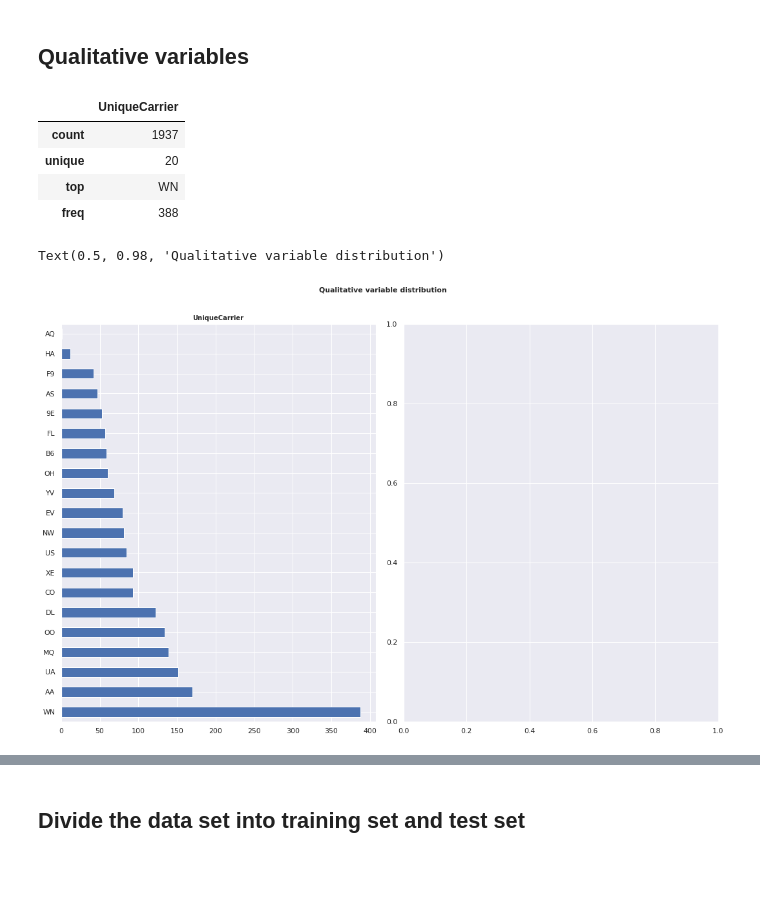
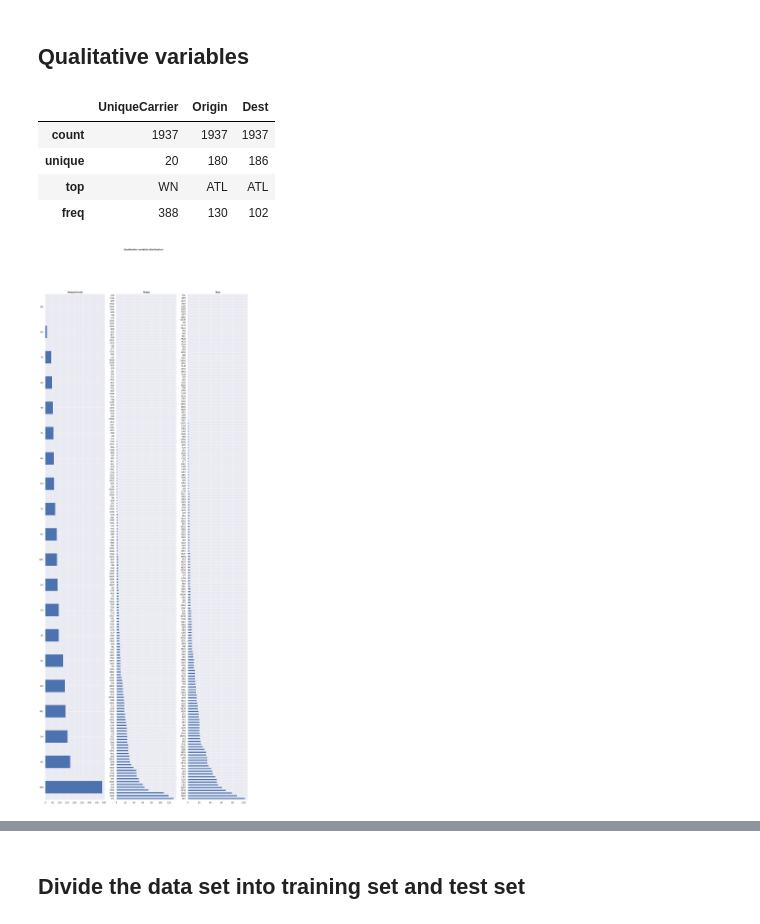
Before and after one commit to jesussantana/Supervised-Classification, a Jupyter notebook: notebooks/S13_T01_Supervised_Classification.ipynb, the cells around one changed output, grey strips where cells are left out. Cells and saved outputs as stored; diff of their text form; code cells hidden in the pictures; blank space fills up the shorter version.

```diff
--- a/notebooks/S13_T01_Supervised_Classification.ipynb
+++ b/notebooks/S13_T01_Supervised_Classification.ipynb
@@ -179,7 +197,5 @@ df.head()
 # %%
 df = df_raw.drop(labels='Unnamed: 0', axis=1)
-# %%
-df = df_raw.loc[:,["ArrDelay","ArrTime", "Distance", "TaxiIn", "TaxiOut", "DayOfWeek", "DepDelay","CarrierDelay", 'UniqueCarrier']]
 # %%
 df.info()
 # %% [output]
@@ -201,0 +249,2 @@ memory usage: 133.0+ MB
+# %%
+df.drop(axis=1,columns=['Year','Cancelled','CancellationCode','TailNum','FlightNum'], inplace=True)
@@ -286,10 +359,10 @@ df.select_dtypes(include=['float64', 'int']).describe()
 # ==============================================================================
 # Adjust number of subplots based on the number of columns
 
-fig, axes = plt.subplots(nrows=3, ncols=3, figsize=(15, 10))
+fig, axes = plt.subplots(nrows=5, ncols=4, figsize=(15, 10))
 axes = axes.flat
 columnas_numeric = df.select_dtypes(include=['float64', 'int']).columns
-columnas_numeric = columnas_numeric.drop('ArrTime')
+columnas_numeric = columnas_numeric.drop('ArrDelay')
 
 for i, colum in enumerate(columnas_numeric):
     sns.histplot(
@@ -302,12 +375,13 @@ for i, colum in enumerate(columnas_numeric):
         alpha   = 0.3,
         ax      = axes[i]
     )
-    axes[i].set_title(colum, fontsize = 7, fontweight = "bold")
-    axes[i].tick_params(labelsize = 6)
+    axes[i].set_title(colum, fontsize = 8, fontweight = "bold")
+    axes[i].tick_params(labelsize = 8)
     axes[i].set_xlabel("")
 
 
 fig.tight_layout()
 plt.subplots_adjust(top = 0.9)
 fig.suptitle('Distribution Numerical Variable', fontsize = 10, fontweight = "bold")
+plt.savefig("../reports/figures/Distribution_Numerical_Variable.png")
 # %% [output]
@@ -317,36 +390,37 @@ Text(0.5, 0.98, 'Distribution Numerical Variable')
 # Distribution graph for each numerical variable
 # ==============================================================================
 # Adjust number of subplots based on the number of columns
-fig, axes = plt.subplots(nrows=3, ncols=3, figsize=(15, 10))
+fig, axes = plt.subplots(nrows=5, ncols=4, figsize=(15, 10))
 axes = axes.flat
 columnas_numeric = df.select_dtypes(include=['float64', 'int']).columns
-columnas_numeric = columnas_numeric.drop('ArrTime')
+columnas_numeric = columnas_numeric.drop('ArrDelay')
 
 for i, colum in enumerate(columnas_numeric):
     sns.regplot(
         x           = df[colum],
-        y           = df['ArrTime'],
+        y           = df['ArrDelay'],
         color       = "gray",
         marker      = '.',
         scatter_kws = {"alpha":0.4},
         line_kws    = {"color":"r","alpha":0.7},
         ax          = axes[i]
     )
-    axes[i].set_title(f"ArrTime vs {colum}", fontsize = 7, fontweight = "bold")
+    axes[i].set_title(f"ArrDelay vs {colum}", fontsize = 7, fontweight = "bold")
     #axes[i].ticklabel_format(style='sci', scilimits=(-4,4), axis='both')
     axes[i].yaxis.set_major_formatter(ticker.EngFormatter())
     axes[i].xaxis.set_major_formatter(ticker.EngFormatter())
-    axes[i].tick_params(labelsize = 6)
+    axes[i].tick_params(labelsize = 8)
     axes[i].set_xlabel("")
     axes[i].set_ylabel("")
 
     #if (i-1 >= len(columnas_numeric)-1): break
 
 # Se eliminan los axes vacíos
-for i in [8]:
-    fig.delaxes(axes[i])
+"""for i in [8]:
+    fig.delaxes(axes[i])"""
 
 fig.tight_layout()
 plt.subplots_adjust(top=0.9)
-fig.suptitle('Correlación con ArrTime', fontsize = 10, fontweight = "bold")
+fig.suptitle('Correlation with ArrDelay', fontsize = 10, fontweight = "bold")
+plt.savefig("../reports/figures/Distribution_Each_Numerical_Variable.png")
 # %% [output]
@@ -422,36 +496,36 @@ ax.tick_params(labelsize = 10)
 # ============================================================================
 df.select_dtypes (include = ['object']). describe ()
 # %% [output]
-|  | UniqueCarrier |
-| count | 1937 |
-| unique | 20 |
-| top | WN |
-| freq | 388 |
+|  | UniqueCarrier | Origin | Dest |
+| count | 1937 | 1937 | 1937 |
+| unique | 20 | 180 | 186 |
+| top | WN | ATL | ATL |
+| freq | 388 | 130 | 102 |
 # %%
 # Graph for each qualitative variable
 # ==============================================================================
 # Adjust number of subplots based on the number of columns
-fig, axes = plt.subplots(nrows=1, ncols=2, figsize=(15, 10))
+fig, axes = plt.subplots(nrows=1, ncols=3, figsize=(15, 40))
 axes = axes.flat
 columnas_object = df.select_dtypes(include=['object']).columns
 
 for i, colum in enumerate(columnas_object):
     df[colum].value_counts().plot.barh(ax = axes[i])
     axes[i].set_title(colum, fontsize = 10, fontweight = "bold")
     axes[i].tick_params(labelsize = 11)
     axes[i].set_xlabel("")
 
 # Empty axes are removed
 """for i in [7, 8]:
     fig.delaxes(axes[i])"""
 
 fig.tight_layout()
 plt.subplots_adjust(top=0.9)
 fig.suptitle('Qualitative variable distribution',
              fontsize = 11, fontweight = "bold")
+plt.savefig("../reports/figures/Each_Qualtitative_Variable.png")
 # %% [output]
-Text(0.5, 0.98, 'Qualitative variable distribution')
-[figure, old version]
+[figure, new version]
 # %%
 # Graph relationship between the price and each qualitative variables
 # ==============================================================================
```
Also changed, not shown: parts of 67 cells of this notebook, 8 other files.
